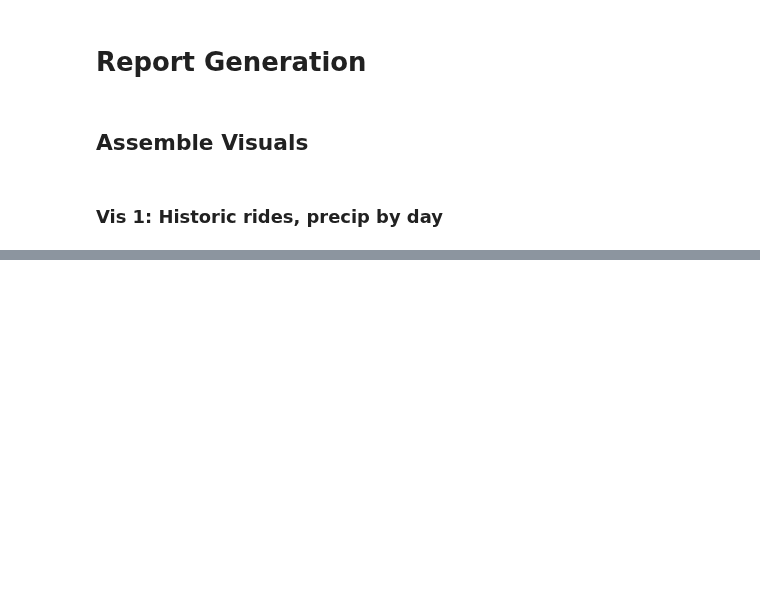
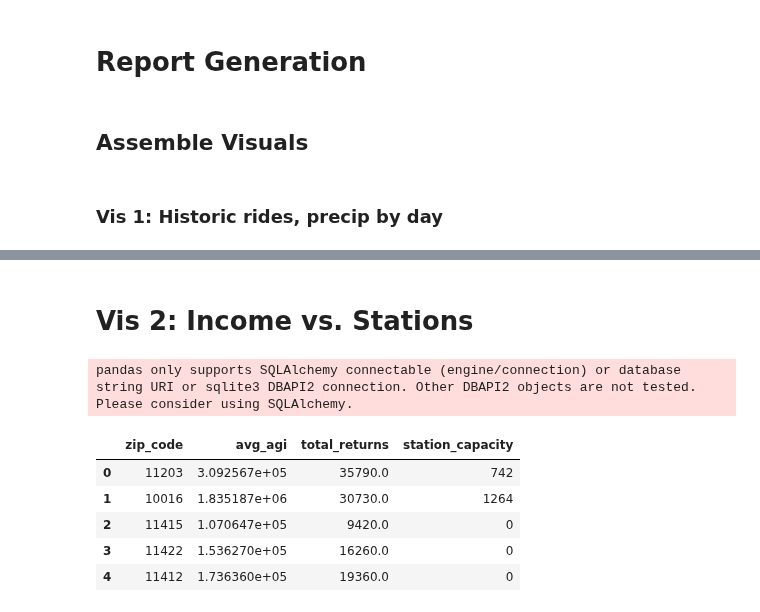
Before and after one commit to ansaridan/jhu-data-engineering-team-5, a Jupyter notebook: reporting/reporting.ipynb, the cells around one changed output, grey strips where cells are left out. Cells and saved outputs as stored; diff of their text form; code cells hidden in the pictures; blank space fills up the shorter version.

```diff
--- a/reporting/reporting.ipynb
+++ b/reporting/reporting.ipynb
@@ -138,0 +214,46 @@ ssdf_rides_by_day.set_index("dt")[["n_rides"]].plot()
+# %% [markdown]
+# Vis 2: Income vs. Stations
+# %%
+query_zip_codes = f"""
+    WITH
+
+    zip_codes AS (
+        SELECT
+            zipcode AS zip_code,
+            SUM(N1 * A00100) / SUM(N1) AS avg_agi,
+            SUM(N1) AS total_returns
+        FROM
+            {PROJECT_SCHEMA}.nyc_irs
+        GROUP BY 1
+    ),
+
+    stations AS (
+        SELECT
+            zip_code,
+            SUM(capacity) AS station_capacity
+        FROM
+            {PROJECT_SCHEMA}.station_info
+        GROUP BY 1
+    )
+
+    SELECT
+        z.*,
+        CASE WHEN s.station_capacity IS NULL THEN 0 ELSE s.station_capacity END AS station_capacity
+    FROM
+        zip_codes z
+
+        LEFT JOIN stations s
+            ON z.zip_code = s.zip_code
+
+"""
+
+df_zip_codes = pd.read_sql_query(query_zip_codes, conn)
+df_zip_codes.head()
+# %% [output]
+pandas only supports SQLAlchemy connectable (engine/connection) or database string URI or sqlite3 DBAPI2 connection. Other DBAPI2 objects are not tested. Please consider using SQLAlchemy.
+|  | zip_code | avg_agi | total_returns | station_capacity |
+| 0 | 11203 | 3.092567e+05 | 35790.0 | 742 |
+| 1 | 10016 | 1.835187e+06 | 30730.0 | 1264 |
+| 2 | 11415 | 1.070647e+05 | 9420.0 | 0 |
+| 3 | 11422 | 1.536270e+05 | 16260.0 | 0 |
+| 4 | 11412 | 1.736360e+05 | 19360.0 | 0 |
```
Also changed, not shown: parts of 9 cells of this notebook, 6 other files.
